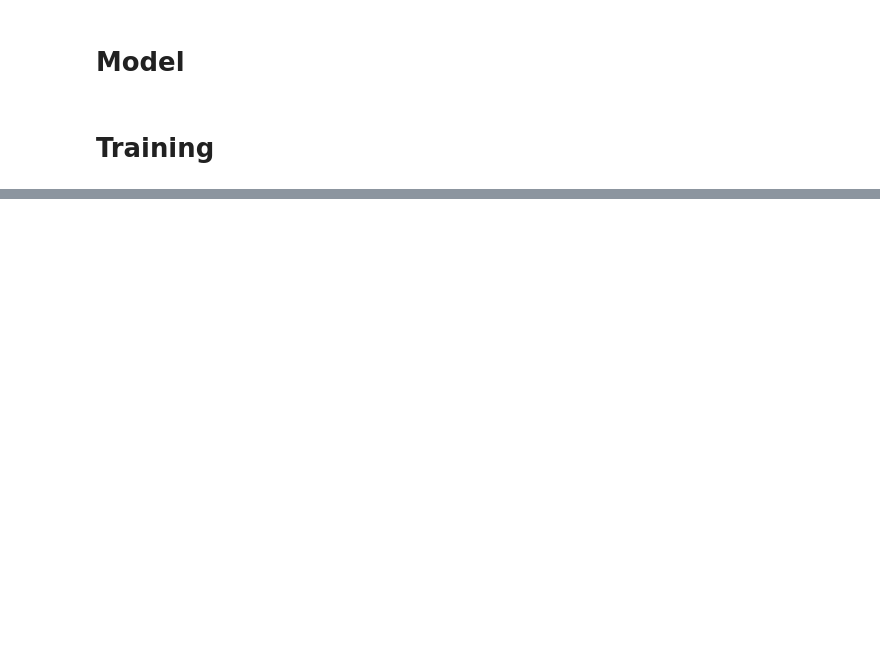
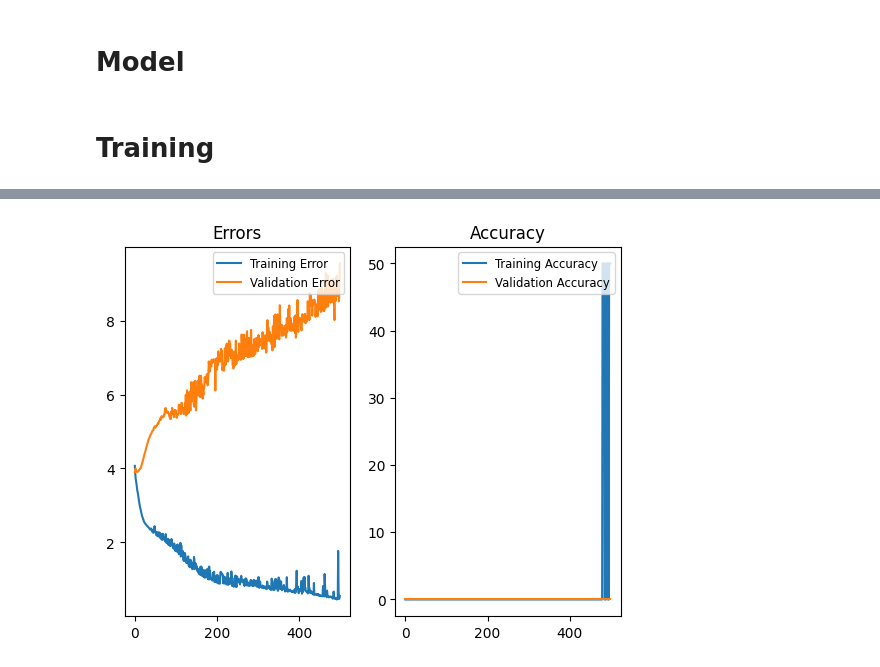
Before and after one commit to madhes23/CS6910_Assignment_3, a Jupyter notebook: main_copy.ipynb, the cells around one changed output, grey strips where cells are left out. Drawn from its saved outputs; the diff is of its cells as text; code cells hidden in the pictures; blank space fills up the shorter version.

```diff
--- a/main_copy.ipynb
+++ b/main_copy.ipynb
@@ -148,0 +216,8 @@ class Decoder(nn.Module):
+# %%
+MAX_LEN = 50
+enc = Encoder(input_size= 20, embedding_size=5, hidden_size=10)
+o, h = enc(torch.rand(MAX_LEN, 2).int())
+print(o.shape, h.shape)
+dec = AttnDecoderRNN(embedding_size = 5, hidden_size=10, output_size=40)
+p, h, at = dec(torch.zeros(2).int(), h, o)
+print(p.shape, h.shape, at.shape)
@@ -306,18 +385,24 @@ enc = Encoder(english_dict_count, embedding_size, hidden_size,
               bi_dir=bi_directional,
               p=enc_dropout,
               rnn_class=rnn).to(device)
-dec = Decoder(target_dict_count, embedding_size, hidden_size, target_dict_count,
-              num_layers=decoder_layers,
-              bi_dir=bi_directional,
-              p = dec_dropout,
-              rnn_class=rnn).to(device)
+# dec = Decoder(target_dict_count, embedding_size, hidden_size, target_dict_count,
+#               num_layers=decoder_layers,
+#               bi_dir=bi_directional,
+#               p = dec_dropout,
+#               rnn_class=rnn).to(device)
+
+dec = AttnDecoderRNN(embedding_size, hidden_size, output_size=target_dict_count,
+                     num_layers=1,
+                     bi_dir = bi_directional,
+                     rnn_class= rnn,
+                     max_length=MAX_LEN).to(device)
 
 mod = Seq2Seq(enc, dec).to(device)
 
 optimizer = optim.Adam(mod.parameters(), lr=learning_rate)
 # %%
-train = data.load_data("train", batch_size)
-valid = data.load_data("valid", batch_size)
+train = data.load_data("train", batch_size, num_batches=1, padding_lower_bound=MAX_LEN)
+valid = data.load_data("valid", batch_size, num_batches=1, padding_lower_bound=MAX_LEN)
 # %%
 loss_list, acc_list, val_loss_list, val_acc_list = [], [], [], []
 teacher_forcing_ratio = 0.5
@@ -328,22 +413,21 @@ for epoch in range(num_epochs):
     running_accuracy = 0
     total_batches = len(train)
 
-    for inp_data, target in tqdm(train, desc=f"Epoch {epoch}: ", leave = False):
-        # teacher_forcing_ratio = max(0, init_teacher_forcing_ratio * (1 - (epoch*2/num_epochs)))
-        # teacher_forcing = True if epoch < teacher_forcing_ratio*num_epochs else False
-
+    # for inp_data, target in tqdm(train, desc=f"[Epoch {epoch+1:3d}/{num_epochs}] ", leave = False):
+    for inp_data, target in train:
         inp_data = inp_data.to(device)
         target = target.to(device)
 
         teacher_forcing = False
         if(epoch < 0.5*num_epochs): #for inital epochs, batch wise tfr
             teacher_forcing = True if random.random() < teacher_forcing_ratio else False
+
         output = mod(inp_data, target, teacher_forcing).to(device)
 
-        # if(epoch == num_epochs-1 and print_batches != 0):
-        #     print(data.tensor_to_string(output.argmax(2)))
-        #     print(data.tensor_to_string(target))
-        #     print_batches -= 1
+        if(epoch == num_epochs-1 and print_batches != 0):
+            print(data.tensor_to_string(output.argmax(2)))
+            print(data.tensor_to_string(target))
+            print_batches -= 1
 
         running_accuracy += mod.calc_accuracy(output.argmax(2), target)
 
@@ -366,3 +450,4 @@ for epoch in range(num_epochs):
     val_acc_list.append(val_accuracy)
 
 fig = plot_graphs(loss_list, val_loss_list, acc_list, val_acc_list)
+# %% [output]
@@ -368,0 +471 @@ fig = plot_graphs(loss_list, val_loss_list, acc_list, val_acc_list)
+[figure, added]
```
Also changed, not shown: parts of 7 cells of this notebook, 1 other file.
